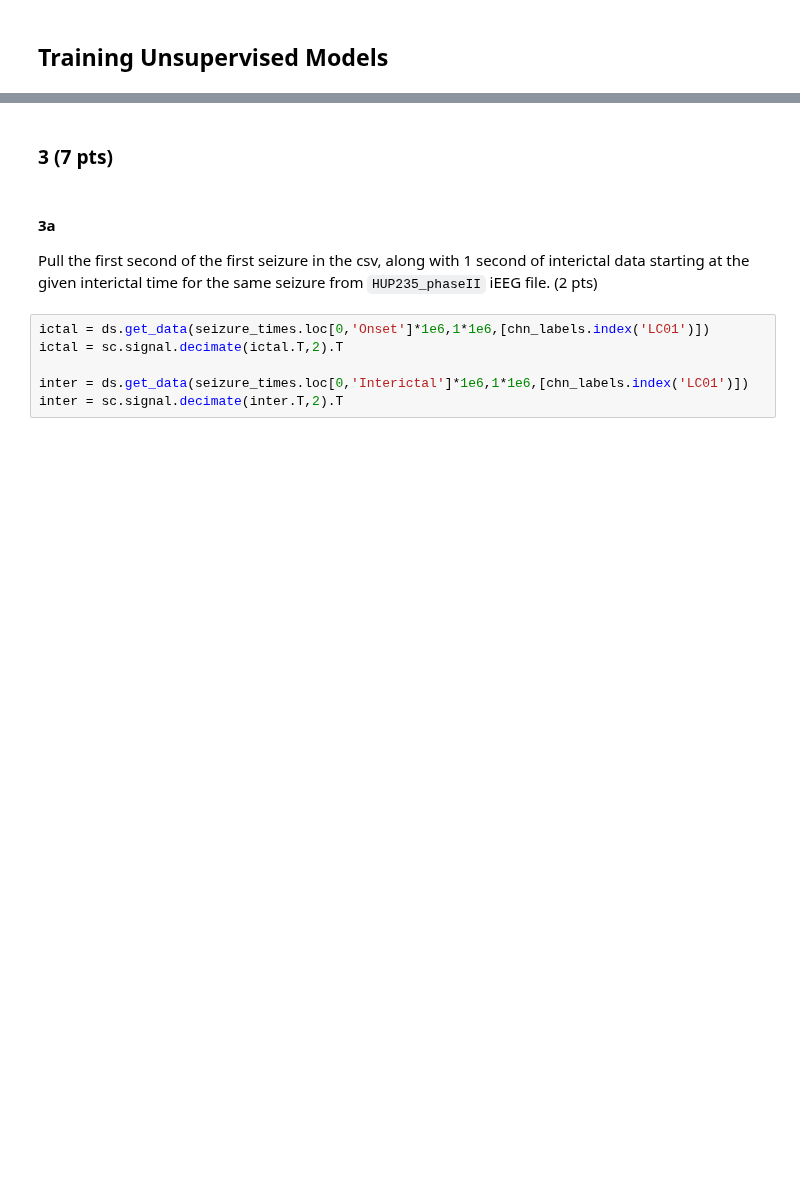
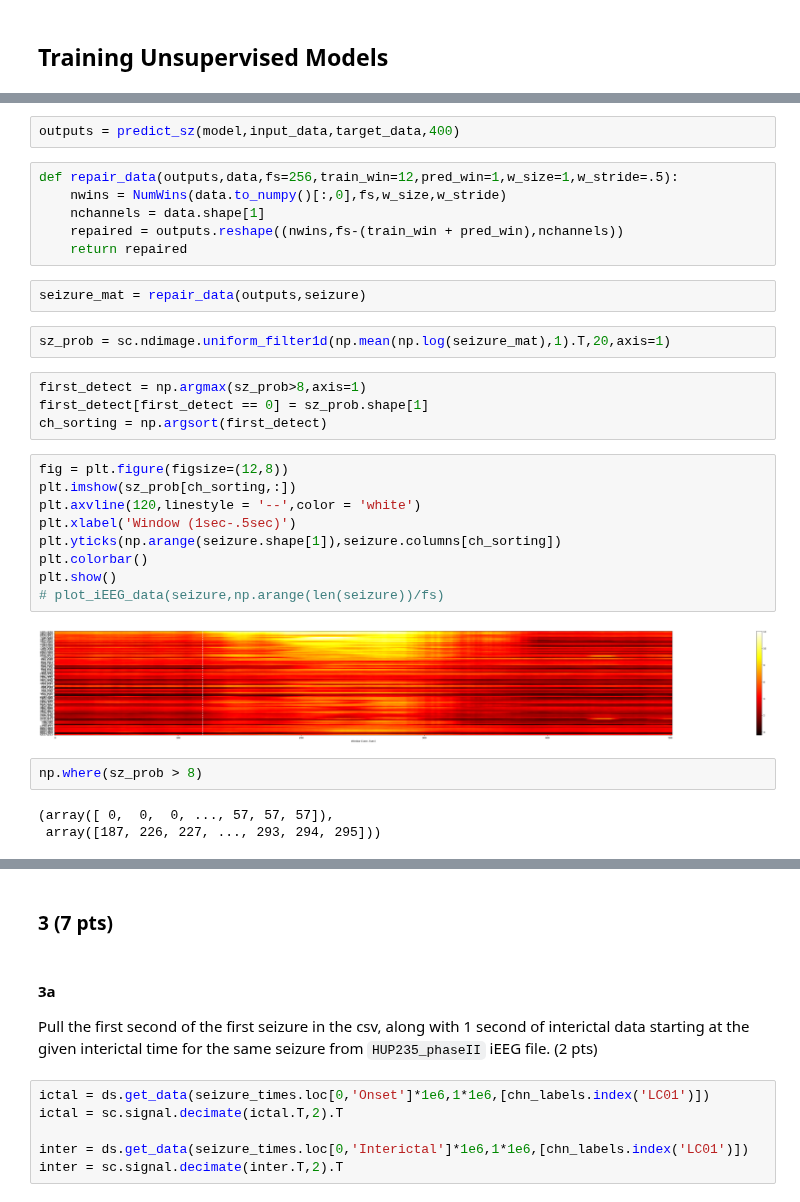
Before and after one commit to wojemann/stim-seizures, a Jupyter notebook: code/seizure_detection_sandbox.ipynb, the cells around one changed output, grey strips where cells are left out. Drawn from its saved outputs; the diff is of its cells as text; blank space fills up the shorter version.

Commit message:
Implementing seizure detection algorithm

```diff
--- a/code/seizure_detection_sandbox.ipynb
+++ b/code/seizure_detection_sandbox.ipynb
@@ -269,0 +305,32 @@ def predict_values(model, clip,ins = train_win, outs = 1):
+# %%
+outputs = predict_sz(model,input_data,target_data,400)
+# %%
+def repair_data(outputs,data,fs=256,train_win=12,pred_win=1,w_size=1,w_stride=.5):
+    nwins = NumWins(data.to_numpy()[:,0],fs,w_size,w_stride)
+    nchannels = data.shape[1]
+    repaired = outputs.reshape((nwins,fs-(train_win + pred_win),nchannels))
+    return repaired
+# %%
+seizure_mat = repair_data(outputs,seizure)
+# %%
+sz_prob = sc.ndimage.uniform_filter1d(np.mean(np.log(seizure_mat),1).T,20,axis=1)
+# %%
+first_detect = np.argmax(sz_prob>8,axis=1)
+first_detect[first_detect == 0] = sz_prob.shape[1]
+ch_sorting = np.argsort(first_detect)
+# %%
+fig = plt.figure(figsize=(12,8))
+plt.imshow(sz_prob[ch_sorting,:])
+plt.axvline(120,linestyle = '--',color = 'white')
+plt.xlabel('Window (1sec-.5sec)')
+plt.yticks(np.arange(seizure.shape[1]),seizure.columns[ch_sorting])
+plt.colorbar()
+plt.show()
+# plot_iEEG_data(seizure,np.arange(len(seizure))/fs)
+# %% [output]
+[figure, added]
+# %%
+np.where(sz_prob > 8)
+# %% [output]
+(array([ 0,  0,  0, ..., 57, 57, 57]),
+ array([187, 226, 227, ..., 293, 294, 295]))
```
Also changed, not shown: parts of 45 cells of this notebook, 1 other file.
